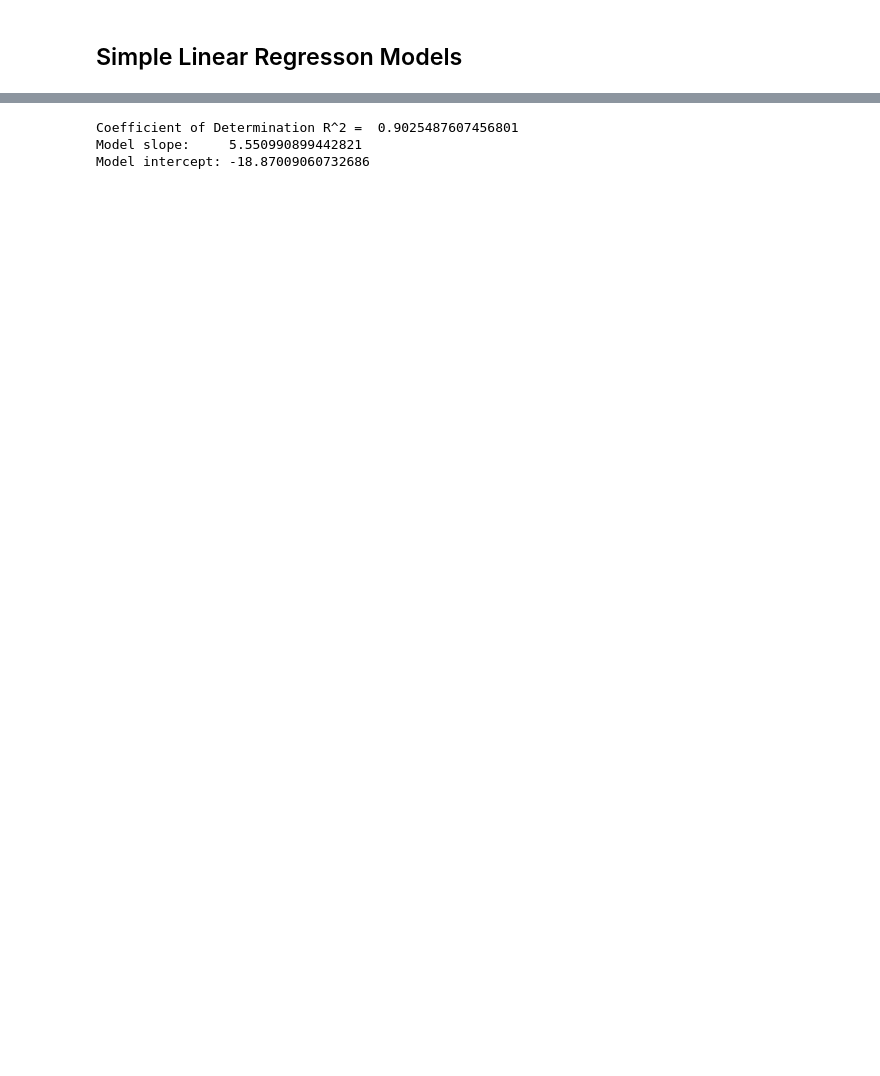
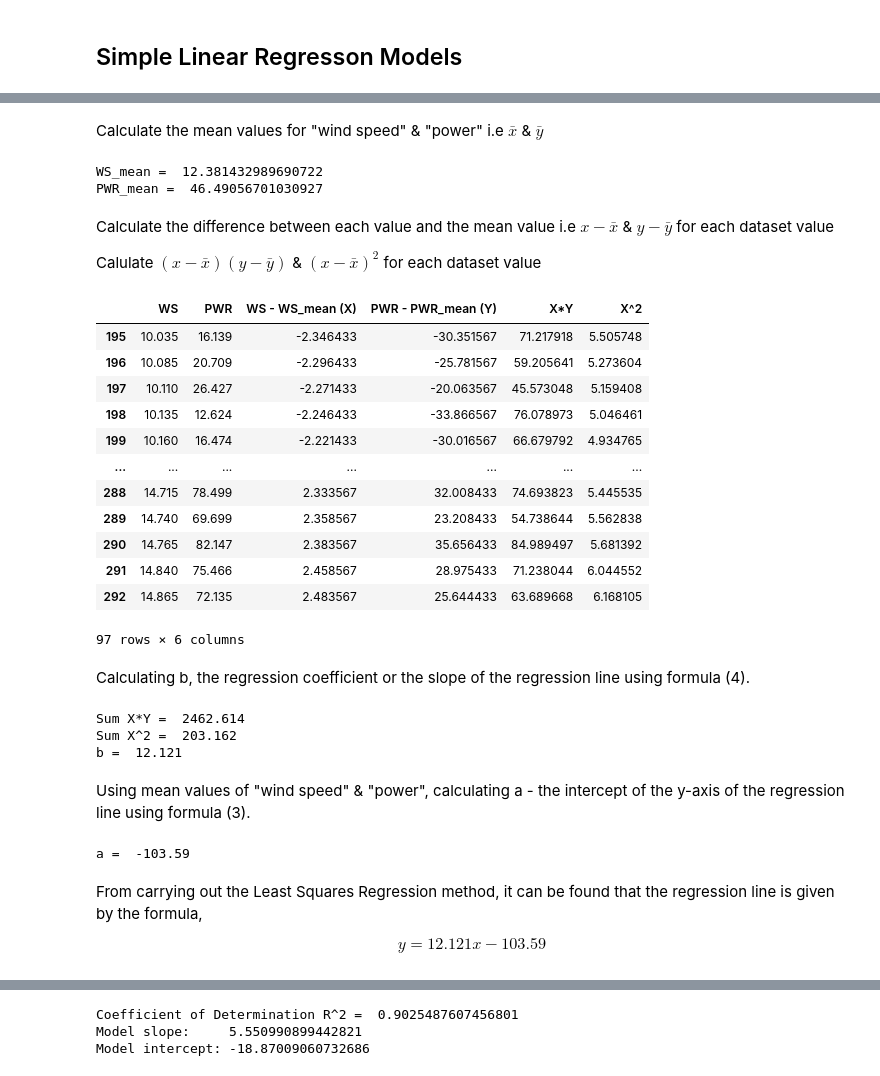
Before and after one commit to PaulSweeney89/FDA-Project2020, a Jupyter notebook: windpower.ipynb, the cells around one changed output, grey strips where cells are left out. Saved outputs shown, nothing was run; the diff lists cells and outputs as text; code cells hidden in the pictures; blank space fills up the shorter version.

```diff
--- a/windpower.ipynb
+++ b/windpower.ipynb
@@ -401,0 +473,78 @@ It can be seen that the 4P-Logistic Function provides a very good continous curv
+# %%
+# Create a new DataFrame for the manual Least Squares Regression calc
+spd =speed = df_sel["speed"]
+pwr =power = df_sel["power"]
+
+df_lsr = pd.DataFrame({"WS":spd, "PWR":pwr})
+# %% [markdown]
+Calculate the mean values for "wind speed" & "power" i.e $\bar x$ & $\bar y$
+# %%
+# means of "wind speed" & "power"
+mean_spd = spd.mean()
+mean_pwr = pwr.mean()
+print("WS_mean = ", mean_spd)
+print("PWR_mean = ", mean_pwr)
+# %% [output]
+WS_mean =  12.381432989690722
+PWR_mean =  46.49056701030927
+# %% [markdown]
+Calculate the difference between each value and the mean value i.e $ x-\bar x$ & $ y-\bar y$ for each dataset value
+
+Calulate $ (x-\bar x)(y-\bar y) $ & $ (x-\bar x)^2 $ for each dataset value
+# %%
+# DataFrame for Calculating Least Squares Method
+
+ws_minus_mean = df_lsr["WS"] - mean_spd
+pwr_minus_mean = df_lsr["PWR"] - mean_pwr
+
+ws_x_pwr = ws_minus_mean * pwr_minus_mean
+
+ws_minus_mean_sq = ws_minus_mean ** 2
+
+df_lsr["WS - WS_mean (X)"] = ws_minus_mean
+df_lsr["PWR - PWR_mean (Y)"] = pwr_minus_mean
+df_lsr["X*Y"] = ws_x_pwr
+df_lsr["X^2"] = ws_minus_mean_sq
+
+df_lsr
+# %% [output]
+|  | WS | PWR | WS - WS_mean (X) | PWR - PWR_mean (Y) | X*Y | X^2 |
+| 195 | 10.035 | 16.139 | -2.346433 | -30.351567 | 71.217918 | 5.505748 |
+| 196 | 10.085 | 20.709 | -2.296433 | -25.781567 | 59.205641 | 5.273604 |
+| 197 | 10.110 | 26.427 | -2.271433 | -20.063567 | 45.573048 | 5.159408 |
+| 198 | 10.135 | 12.624 | -2.246433 | -33.866567 | 76.078973 | 5.046461 |
+| 199 | 10.160 | 16.474 | -2.221433 | -30.016567 | 66.679792 | 4.934765 |
+| ... | ... | ... | ... | ... | ... | ... |
+| 288 | 14.715 | 78.499 | 2.333567 | 32.008433 | 74.693823 | 5.445535 |
+| 289 | 14.740 | 69.699 | 2.358567 | 23.208433 | 54.738644 | 5.562838 |
+| 290 | 14.765 | 82.147 | 2.383567 | 35.656433 | 84.989497 | 5.681392 |
+| 291 | 14.840 | 75.466 | 2.458567 | 28.975433 | 71.238044 | 6.044552 |
+| 292 | 14.865 | 72.135 | 2.483567 | 25.644433 | 63.689668 | 6.168105 |
+97 rows × 6 columns
+# %% [markdown]
+Calculating b, the regression coefficient or the slope of the regression line using formula (4).
+# %%
+sum_XY = sum(df_lsr["X*Y"])
+sum_X_sq = sum(df_lsr["X^2"])
+
+print("Sum X*Y = ", round(sum_XY, 3))
+print("Sum X^2 = ", round(sum_X_sq, 3))
+
+b = sum_XY / sum_X_sq
+
+print("b = ", round(b, 3))
+# %% [output]
+Sum X*Y =  2462.614
+Sum X^2 =  203.162
+b =  12.121
+# %% [markdown]
+Using mean values of "wind speed" & "power", calculating a - the intercept of the y-axis of the regression line using formula (3).
+# %%
+a = mean_pwr - (b * mean_spd)
+print("a = ", round(a, 3))
+# %% [output]
+a =  -103.59
+# %% [markdown]
+From carrying out the  Least Squares Regression method, it can be found that the regression line is given by the formula,
+
+$$ y = 12.121x - 103.59 $$
```
Also changed, not shown: parts of 24 cells of this notebook.
